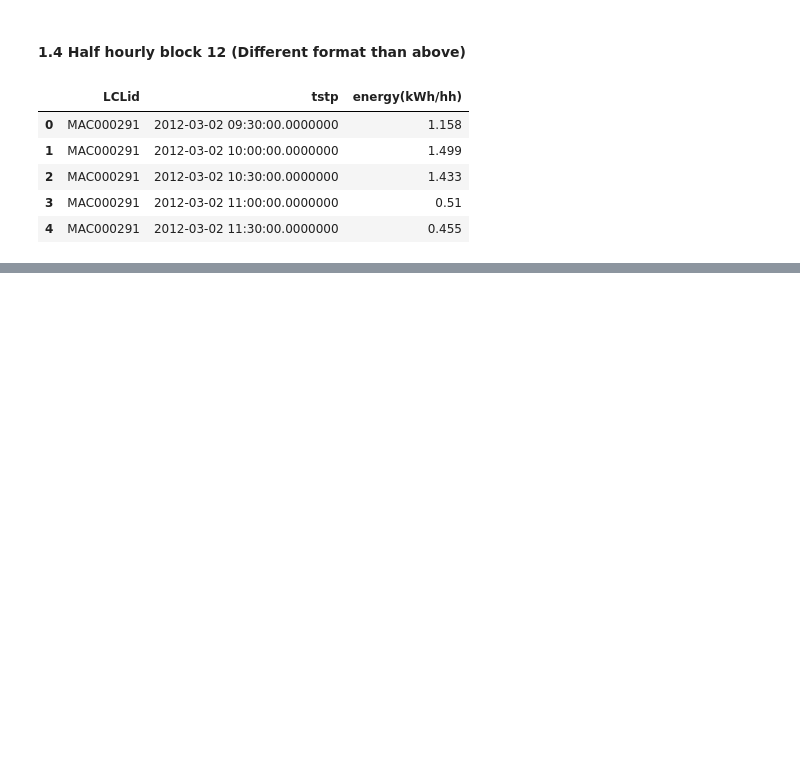
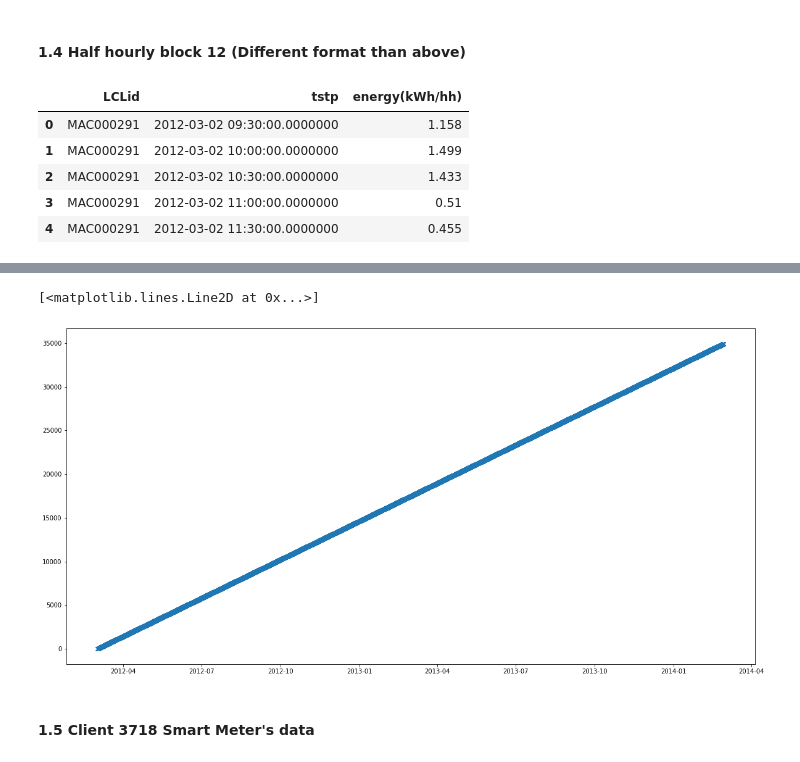
Before and after one commit to wobniarin/Project-Week-8-Final-Project, a Jupyter notebook: your-project/2.JupyterNotebooks/0_Data_Cleaning.ipynb, the cells around one changed output, grey strips where cells are left out. Cells and saved outputs as stored; diff of their text form; code cells hidden in the pictures; blank space fills up the shorter version.

```diff
--- a/your-project/2.JupyterNotebooks/0_Data_Cleaning.ipynb
+++ b/your-project/2.JupyterNotebooks/0_Data_Cleaning.ipynb
@@ -108,0 +242,8 @@ halfhourly_block12.head()
+# %%
+plt.figure(figsize=(20,10))
+plt.plot(halfhourly_block12[halfhourly_block12['LCLid']=='MAC000291']['DateTime'], range(len(halfhourly_block12[halfhourly_block12['LCLid']=='MAC000291'])), 'x')
+# %% [output]
+[<matplotlib.lines.Line2D at 0x...>]
+[figure, added]
+# %% [markdown]
+#### 1.5 Client 3718 Smart Meter's data
```
Also changed, not shown: parts of 57 cells of this notebook.
